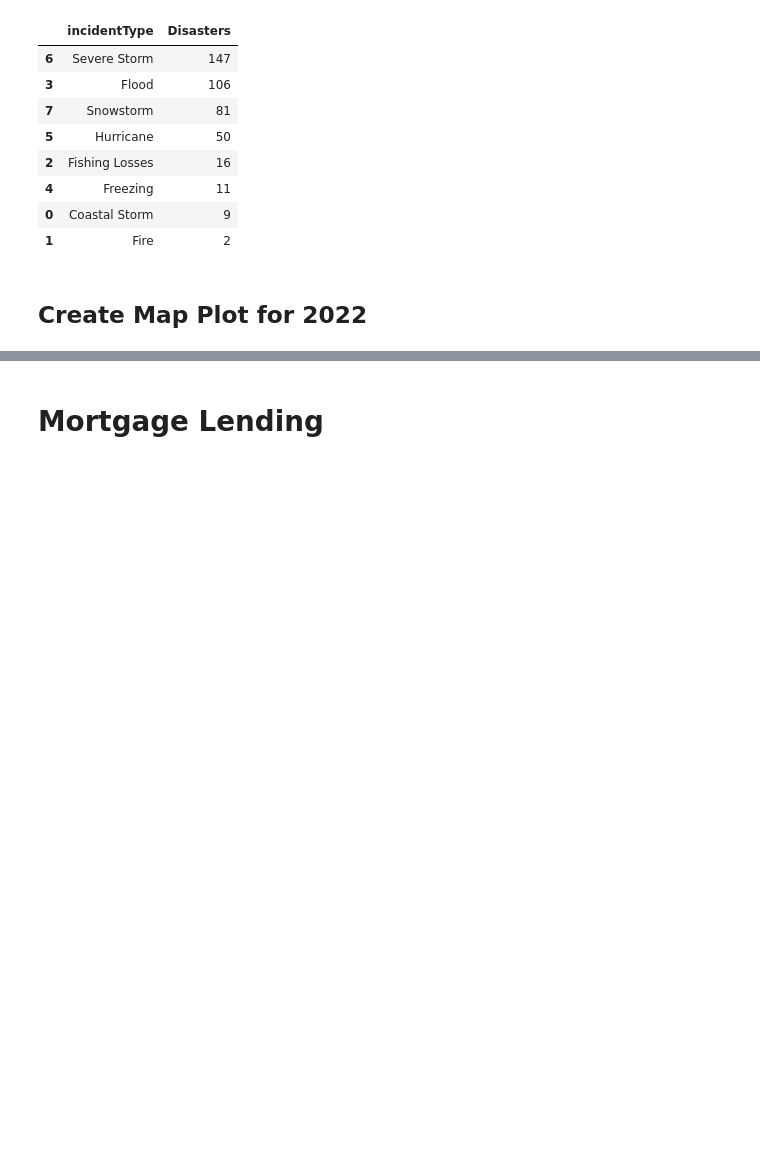
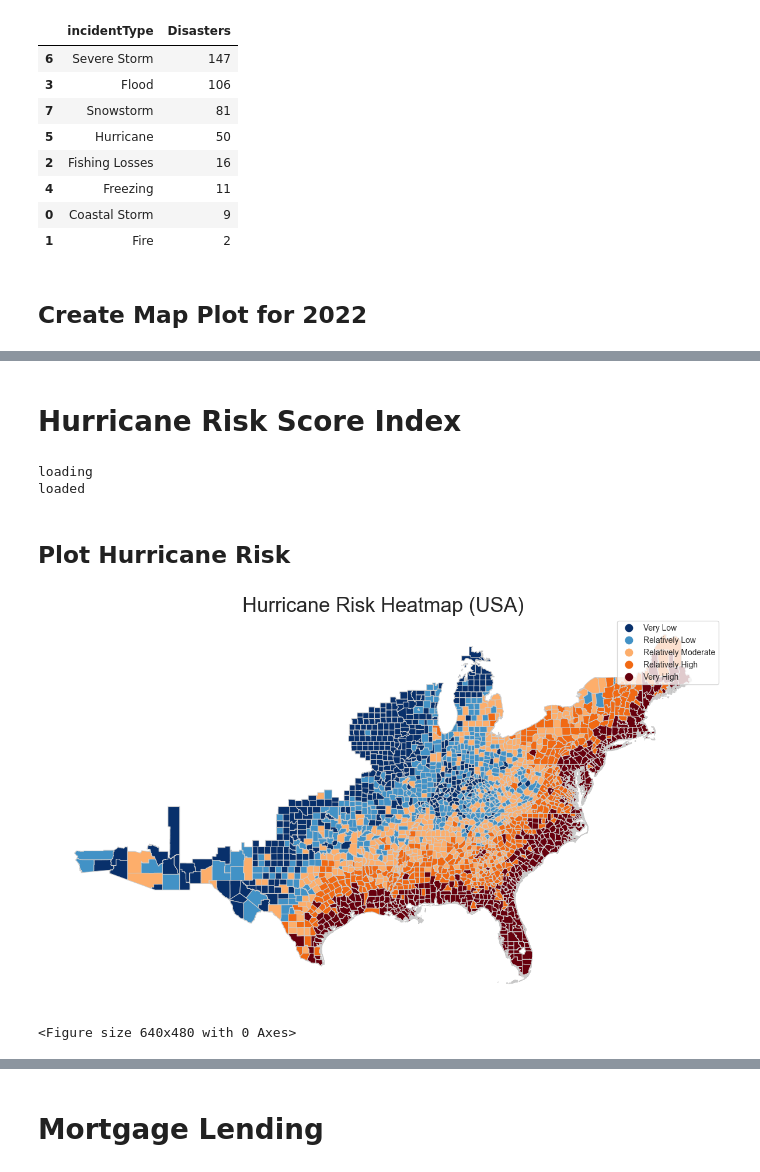
Before and after one commit to yannickpichardo/master_thesis, a Jupyter notebook: prelim_data.ipynb, the cells around one changed output, grey strips where cells are left out. Drawn from its saved outputs; the diff is of its cells as text; code cells hidden in the pictures; blank space fills up the shorter version.

```diff
--- a/prelim_data.ipynb
+++ b/prelim_data.ipynb
@@ -446,0 +413,25 @@ plt.show()
+# %% [markdown]
+# Hurricane Risk Score Index
+# %%
+#Load the shapefile
+shapefile_path = "../shapefile/NRI_Shapefile_Counties/NRI_Shapefile_Counties.shp"
+print('loading')
+gdf = gpd.read_file(shapefile_path)
+print('loaded')
+#Filter the data to exclude Alaska and the islands
+mainland_usa_gdf = gdf[
+    (gdf['STATE'] != 'Alaska') &
+    (gdf['STATE'] != 'Hawaii') &
+    (gdf['STATE'] != 'Puerto Rico') &
+    (gdf['STATE'] != 'Guam') &
+    (gdf['STATE'] != 'American Samoa') &
+    (gdf['STATE'] != 'Northern Mariana Islands') &
+    (gdf['STATE'] != 'Virgin Islands')
+].copy()
+
+#mainland_usa_gdf.loc[:, 'HRCN_RISKS'].replace(-9999, np.nan, inplace=True)
+mainland_usa_gdf = mainland_usa_gdf[mainland_usa_gdf['HRCN_RISKS'] != -9999]
+#Takes around 1:40 to run
+# %% [output]
+loading
+loaded
@@ -446,0 +441,30 @@ plt.show()
+# %% [markdown]
+## Plot Hurricane Risk
+# %%
+#Load csv mainland_usa_gdf_HRCN
+mainland_usa_gdf = gpd.read_file('../shapefile/mainland_usa_gdf.shp')
+#5 bins based on quantiles to categorize the scores into 5 distinct sections
+mainland_usa_gdf['HRCN_RISK_CATEGORY_QUANTILE'] = pd.qcut(mainland_usa_gdf['HRCN_RISKS'], q=5, labels=['Very Low', "Relatively Low", 'Relatively Moderate', 'Relatively High', 'Very High'])
+colors = ['#08306b', '#4292c6', '#fdae6b', '#f16913', '#67000d']
+custom_cmap = ListedColormap(colors)
+#Plot the heatmap
+fig, ax = plt.subplots(1, 1, figsize=(15, 25))
+plt.grid(False)
+mainland_usa_gdf.plot(column='HRCN_RISK_CATEGORY_QUANTILE', cmap=custom_cmap, linewidth=0.8, ax=ax, edgecolor='0.8', legend=True)
+ax.set_title('Hurricane Risk Heatmap (USA)', fontdict={'fontsize': '25', 'fontweight' : '3'})
+#Remove all axis values
+ax.set_xticks([])
+ax.set_yticks([])
+#Remove all axis spines
+ax.spines['top'].set_visible(False)
+ax.spines['right'].set_visible(False)
+ax.spines['bottom'].set_visible(False)
+ax.spines['left'].set_visible(False)
+# Display the map
+plt.show()
+#Save plot heatmap
+plt.savefig('../Plots/hurricane_risk_heatmap.png', dpi=300)
+#Takes around 2
+# %% [output]
+[figure, added]
+<Figure size 640x480 with 0 Axes>
```
Also changed, not shown: parts of 14 cells of this notebook, 1 other file.
